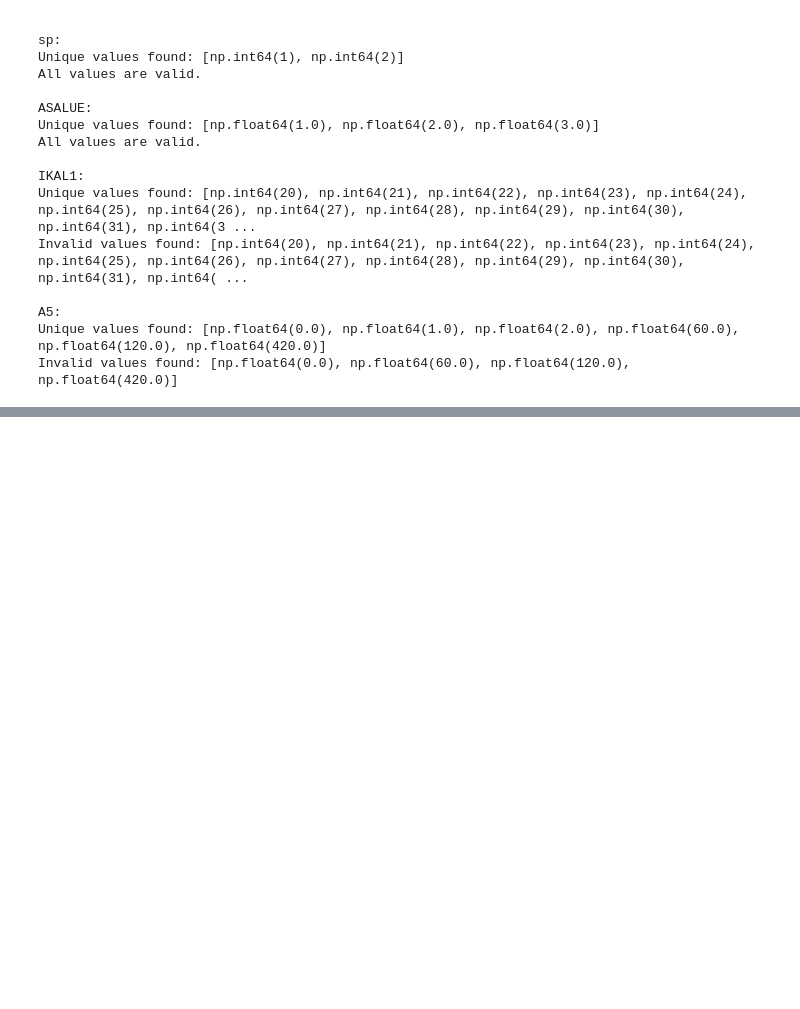
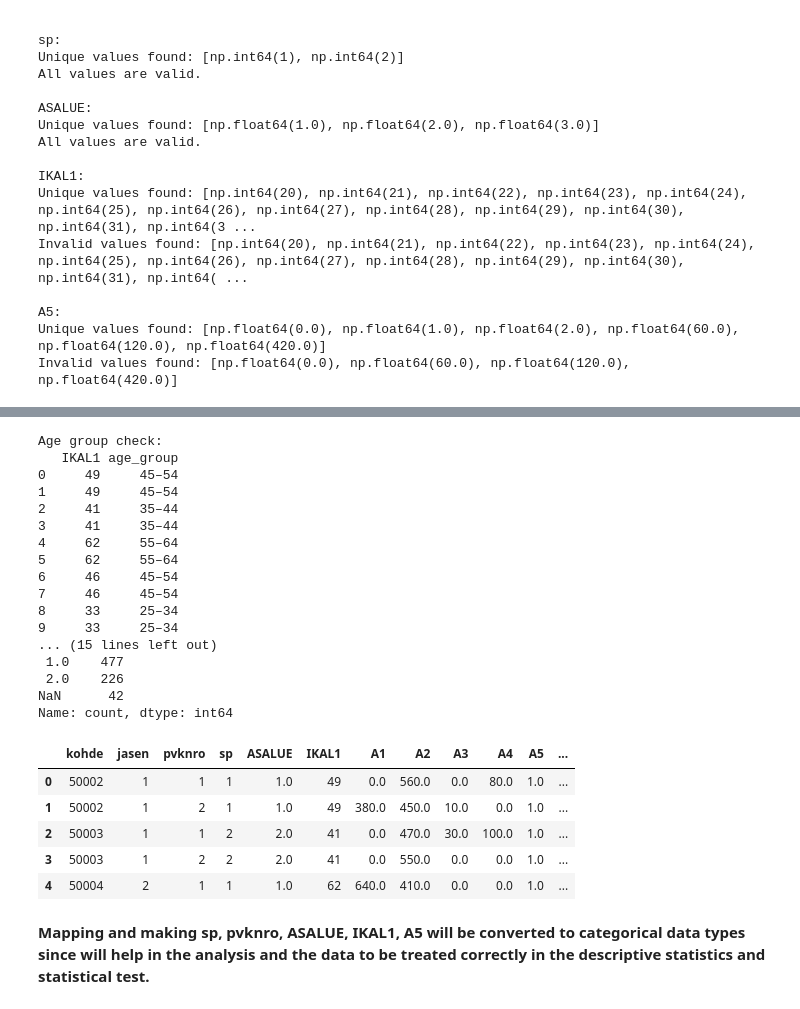
Before and after one commit to AyanaGuruge/Statistical-Data-Analysis-Project-2026, a Jupyter notebook: Group160_1.ipynb, the cells around one changed output, grey strips where cells are left out. Cells and saved outputs as stored; diff of their text form; code cells hidden in the pictures; blank space fills up the shorter version.

```diff
--- a/Group160_1.ipynb
+++ b/Group160_1.ipynb
@@ -209,0 +219,67 @@ Invalid values found: [np.float64(0.0), np.float64(60.0), np.float64(120.0), np.
+# %%
+df_raw = df.copy()
+
+# Age groups based on IKAL1
+bins = [10, 14, 19, 24, 34, 44, 54, 64, 74, float('inf')]
+labels = ['10–14', '15–19', '20–24', '25–34',
+          '35–44', '45–54', '55–64', '65–74', '75+']
+
+df_clean['age_group'] = pd.cut(
+    df_clean['IKAL1'],
+    bins=bins,
+    labels=labels,
+    right=True
+).astype('category')
+
+df_clean['IKAL1'].describe()
+df_clean['age_group'].value_counts(dropna=False).sort_index()
+
+print("\nAge group check:")
+print(df_clean[['IKAL1', 'age_group']].head(10))
+
+def a5_to_binary(x):
+    if pd.isna(x):
+        return np.nan
+    if x == 1 or x > 2:
+        return 1  # yes
+    if x == 2 or x == 0:
+        return 2  # no
+    return np.nan
+
+# Create a NEW cleaned column (do NOT overwrite A5)
+df_clean["A5_binary"] = df_clean["A5"].apply(a5_to_binary).astype("category")
+
+# Verify: compare original vs cleaned
+print("\n\nOriginal A5:")
+print(df_clean["A5"].value_counts(dropna=False).head(10))
+
+print("\nA5_binary distribution:")
+print(df_clean["A5_binary"].value_counts(dropna=False))
+
+df_clean.head()
+# %% [output]
+Age group check:
+   IKAL1 age_group
+0     49     45–54
+1     49     45–54
+2     41     35–44
+3     41     35–44
+4     62     55–64
+5     62     55–64
+6     46     45–54
+7     46     45–54
+8     33     25–34
+9     33     25–34
+... (15 lines left out)
+ 1.0    477
+ 2.0    226
+NaN      42
+Name: count, dtype: int64
+|  | kohde | jasen | pvknro | sp | ASALUE | IKAL1 | A1 | A2 | A3 | A4 | A5 | ... |
+| 0 | 50002 | 1 | 1 | 1 | 1.0 | 49 | 0.0 | 560.0 | 0.0 | 80.0 | 1.0 | ... |
+| 1 | 50002 | 1 | 2 | 1 | 1.0 | 49 | 380.0 | 450.0 | 10.0 | 0.0 | 1.0 | ... |
+| 2 | 50003 | 1 | 1 | 2 | 2.0 | 41 | 0.0 | 470.0 | 30.0 | 100.0 | 1.0 | ... |
+| 3 | 50003 | 1 | 2 | 2 | 2.0 | 41 | 0.0 | 550.0 | 0.0 | 0.0 | 1.0 | ... |
+| 4 | 50004 | 2 | 1 | 1 | 1.0 | 62 | 640.0 | 410.0 | 0.0 | 0.0 | 1.0 | ... |
+# %% [markdown]
+**Mapping and making sp, pvknro, ASALUE, IKAL1, A5 will be converted to categorical data types since will help in the analysis and the data to be treated correctly in the descriptive statistics and statistical test.**
```
Also changed, not shown: parts of 25 cells of this notebook.
